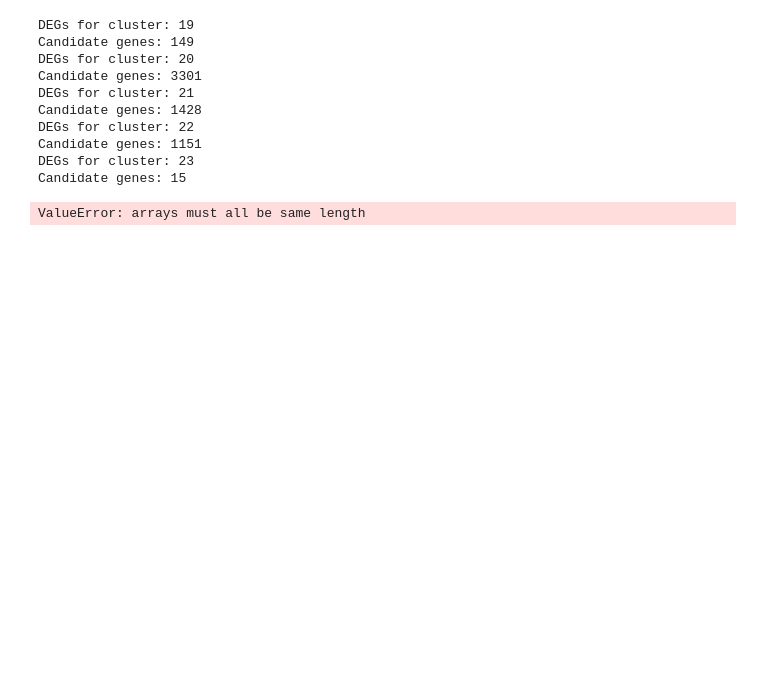
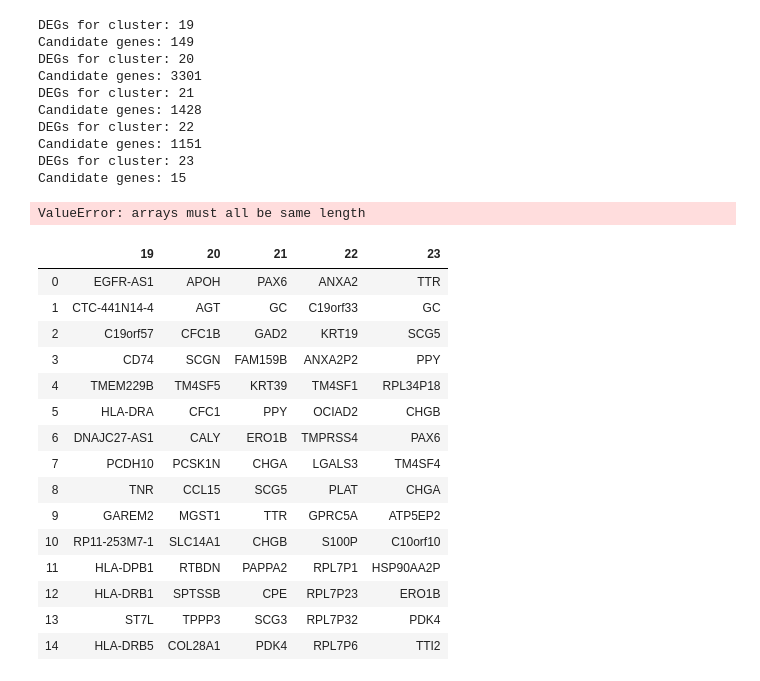
Before and after one commit to iosonofabio/northstar_analysis, a Jupyter notebook: Northstar_Pancreas.ipynb, the cells around one changed output. Cells and saved outputs as stored; diff of their text form; code cells hidden in the pictures; blank space fills up the shorter version.

```diff
--- a/Northstar_Pancreas.ipynb
+++ b/Northstar_Pancreas.ipynb
@@ -275,0 +314,39 @@ fig2.savefig('figures/Fig3B.png', dpi=600)
+# %%
+genes = ['GCG', 'INS', 'PPY', 'SST', 'GHRL',
+         'PRSS1', 'PROM1', 'RGS5', 'KRT19',
+        'SPARC', 'PECAM1', 'PTPRC', 'GZMB', 'IL1A',
+         'GNLY', 'CD3E', 'MS4A1', 'TCL1A', 'COL6A2',
+        'THY1', 'LOXL4', 'VWF', 'CD2', 'CD68']
+
+L = len(model.features_all)
+N = len(model.pca_data['cell_type'])
+matrix = np.zeros((L, N))
+for i in range(20):
+    for j in range(20):
+        matrix[:, i * 20 + j] = model.matrix_all[:, i]
+matrix[:, nae:] = model.matrix_all[:, 19:]
+data = pd.DataFrame(matrix, index=model.features_all)
+
+
+
+fig, axs = plt.subplots(6, 4, figsize=(7, 10), sharex=True, sharey=True)
+axs = axs.ravel()
+
+cmap = plt.cm.get_cmap('viridis')
+for gene, ax in zip(genes, axs):
+    if gene not in data.index:
+        continue
+    count = np.log10(0.1 + data.loc[gene]).values
+    c = (count - count.min()) / (count.max() - count.min())
+    colors = cmap(c)
+
+    # Plot atlas cells as squares, new cells as dots
+    ax.scatter(vs[:nae, 0], vs[:nae,1], s=25, marker='s', c=colors[:nae], alpha=0.3)
+    ax.scatter(vs[nae:, 0], vs[nae:,1], s=15, marker='o', c=colors[nae:], alpha=0.3)
+
+    ax.set_title(gene, fontsize=10)
+    ax.set_axis_off()
+
+fig.tight_layout()
+fig.savefig('figures/SupplFig4.png', dpi=300)
+fig.savefig('figures/SupplFig4.svg')
@@ -312,6 +391,26 @@ Candidate genes: 1151
 DEGs for cluster: 23
 Candidate genes: 15
 ValueError: arrays must all be same length
+# %%
+markers_top = pd.DataFrame({k: v[:15] for k, v in markers.items()})
+markers_top
+# %% [output]
+|  | 19 | 20 | 21 | 22 | 23 |
+| 0 | EGFR-AS1 | APOH | PAX6 | ANXA2 | TTR |
+| 1 | CTC-441N14-4 | AGT | GC | C19orf33 | GC |
+| 2 | C19orf57 | CFC1B | GAD2 | KRT19 | SCG5 |
+| 3 | CD74 | SCGN | FAM159B | ANXA2P2 | PPY |
+| 4 | TMEM229B | TM4SF5 | KRT39 | TM4SF1 | RPL34P18 |
+| 5 | HLA-DRA | CFC1 | PPY | OCIAD2 | CHGB |
+| 6 | DNAJC27-AS1 | CALY | ERO1B | TMPRSS4 | PAX6 |
+| 7 | PCDH10 | PCSK1N | CHGA | LGALS3 | TM4SF4 |
+| 8 | TNR | CCL15 | SCG5 | PLAT | CHGA |
+| 9 | GAREM2 | MGST1 | TTR | GPRC5A | ATP5EP2 |
+| 10 | RP11-253M7-1 | SLC14A1 | CHGB | S100P | C10orf10 |
+| 11 | HLA-DPB1 | RTBDN | PAPPA2 | RPL7P1 | HSP90AA2P |
+| 12 | HLA-DRB1 | SPTSSB | CPE | RPL7P23 | ERO1B |
+| 13 | ST7L | TPPP3 | SCG3 | RPL7P32 | PDK4 |
+| 14 | HLA-DRB5 | COL28A1 | PDK4 | RPL7P6 | TTI2 |
 # %%
 ctype_order = ['21', '23', '20', '22', '19']
 genes1 = []
```
Also changed, not shown: parts of 8 cells of this notebook, 1 other file.
